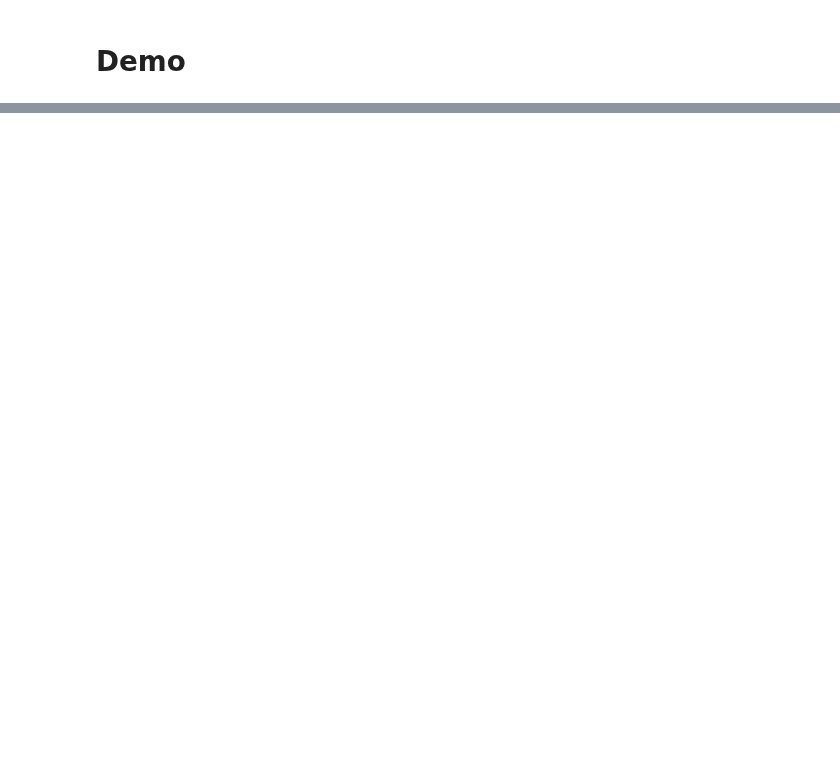
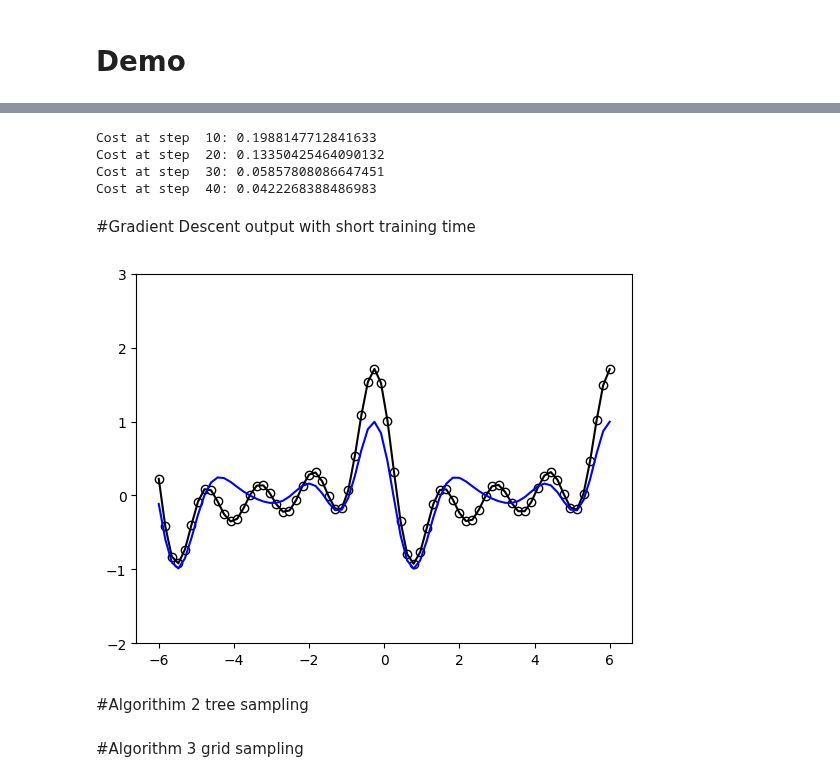
Before and after one commit to jerryxu9/CPEN-400Q-Project, a Jupyter notebook: demo.ipynb, the cells around one changed output, grey strips where cells are left out. Cells and saved outputs as stored; diff of their text form; code cells hidden in the pictures; blank space fills up the shorter version.

```diff
--- a/demo.ipynb
+++ b/demo.ipynb
@@ -83,42 +104,53 @@ for inp, freqs in res.items():
 # %%
-# np.random.seed(42)
+np.random.seed(42)
 
-# def square_loss(targets, predictions):
-#     loss = 0
-#     for t, p in zip(targets, predictions):
-#         loss += (t - p) ** 2
-#     loss = loss / len(targets)
-#     return 0.5*loss
+def square_loss(targets, predictions):
+    loss = 0
+    for t, p in zip(targets, predictions):
+        loss += (t - p) ** 2
+    loss = loss / len(targets)
+    return 0.5*loss
 
-# def cost(weights, x, y):
-#     predictions = [circuit(x_, weights) for x_ in x]
-#     return square_loss(y, predictions)
+def cost(weights, x, y):
+    predictions = [circuit(x_, weights) for x_ in x]
+    return square_loss(y, predictions)
 
-# max_steps = 40
-# opt = qml.AdamOptimizer(0.3)
-# batch_size = 25
-# cst = [cost(weights, x, target_y)]  # initial cost
+max_steps = 40
+opt = qml.AdamOptimizer(0.3)
+batch_size = 25
+cst = [cost(weights, x, target_y)]  # initial cost
 
-# for step in range(max_steps):
+for step in range(max_steps):
 
-#     # Select batch of data
-#     batch_index = np.random.randint(0, len(x), (batch_size,))
-#     x_batch = x[batch_index]
-#     y_batch = target_y[batch_index]
+    # Select batch of data
+    batch_index = np.random.randint(0, len(x), (batch_size,))
+    x_batch = x[batch_index]
+    y_batch = target_y[batch_index]
 
-#     # Update the weights by one optimizer step
-#     weights, _, _ = opt.step(cost, weights, x_batch, y_batch)
+    # Update the weights by one optimizer step
+    weights, _, _ = opt.step(cost, weights, x_batch, y_batch)
 
-#     # Save, and possibly print, the current cost
-#     c = cost(weights, x, target_y)
-#     cst.append(c)
-#     if (step + 1) % 10 == 0:
-#         print("Cost at step {0:3}: {1}".format(step + 1, c))
+    # Save, and possibly print, the current cost
+    c = cost(weights, x, target_y)
+    cst.append(c)
+    if (step + 1) % 10 == 0:
+        print("Cost at step {0:3}: {1}".format(step + 1, c))
+# %% [output]
+Cost at step  10: 0.1988147712841633
+Cost at step  20: 0.13350425464090132
+Cost at step  30: 0.05857808086647451
+Cost at step  40: 0.0422268388486983
+# %% [markdown]
+#Gradient Descent output with short training time
 # %%
-# predictions = [circuit(x_, weights) for x_ in x]
+predictions = [circuit(x_, weights) for x_ in x]
 
-# plt.plot(x, target_y, c='black')
-# plt.scatter(x, target_y, facecolor='white', edgecolor='black')
-# plt.plot(x, predictions, c='blue')
-# plt.ylim(-2,3)
-# plt.show()
+plt.plot(x, target_y, c='black')
+plt.scatter(x, target_y, facecolor='white', edgecolor='black')
+plt.plot(x, predictions, c='blue')
+plt.ylim(-2,3)
+plt.show()
+# %% [output]
+[figure, added]
+# %% [markdown]
+#Algorithim 2 tree sampling
@@ -125,3 +217,5 @@ for inp, freqs in res.items():
+# %% [markdown]
+#Algorithm 3 grid sampling
 # %%
 #Helper function to create a range of floats for Algorithm 3
 def range_with_floats(start, stop, step):
```
Also changed, not shown: parts of 13 cells of this notebook, 1 other file.
